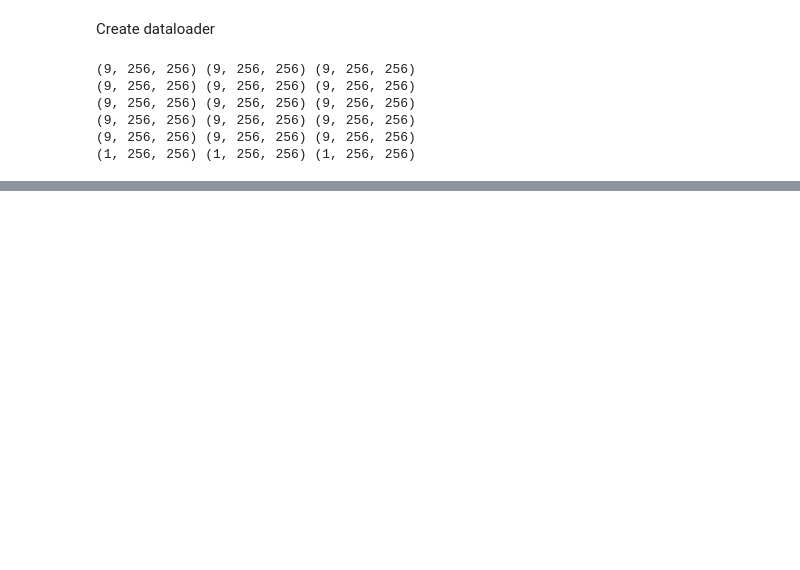
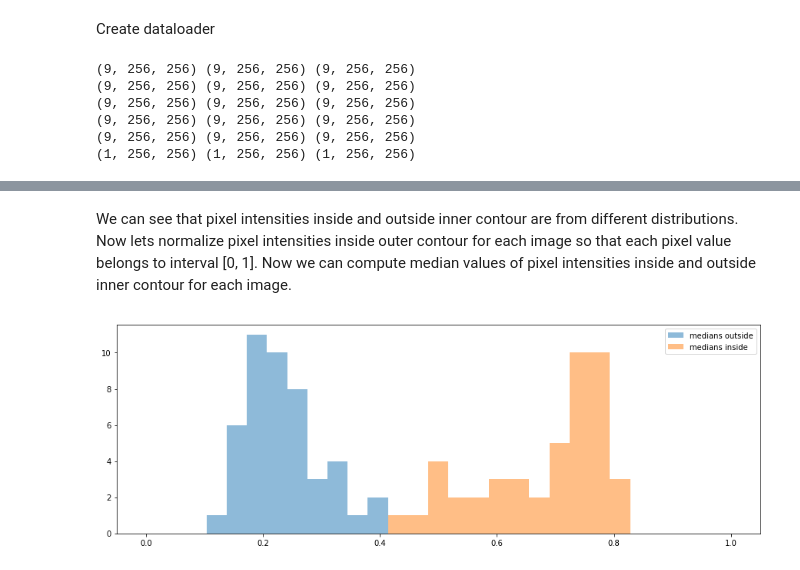
Before and after one commit to trifonova-n/challenge, a Jupyter notebook: visualize_data.ipynb, the cells around one changed output, grey strips where cells are left out. Drawn from its saved outputs; the diff is of its cells as text; code cells hidden in the pictures; blank space fills up the shorter version.

```diff
--- a/visualize_data.ipynb
+++ b/visualize_data.ipynb
@@ -51,0 +102,21 @@ for batch in loader:
+# %% [markdown]
+We can see that pixel intensities inside and outside inner contour are from different distributions. Now lets normalize pixel intensities inside outer contour for each image so that each pixel value belongs to interval [0, 1]. Now we can compute median values of pixel intensities inside and outside inner contour for each image.
+# %%
+loader = DataLoader(data, batch_size=1, shuffle=True)
+medivals = []
+medovals = []
+for batch in loader:
+    img = batch['pixel_data'][0]
+    imask = batch['imask'][0]
+    omask = batch['omask'][0]
+    oimg, iimg, diffimg = masked_images(img, omask=omask, imask=imask, normalize=True)
+
+    medivals.append(np.ma.median(iimg))
+    medovals.append(np.ma.median(diffimg))
+plt.rcParams['figure.figsize'] = [15, 5]
+plt.hist(medovals, bins=np.linspace(0, 1, 30), alpha=0.5, label='medians outside')
+plt.hist(medivals, bins=np.linspace(0, 1, 30), alpha=0.5, label='medians inside')
+pyplot.legend(loc='upper right')
+plt.show()
+# %% [output]
+[figure, added]
```
Also changed, not shown: parts of 10 cells of this notebook, 1 other file.
